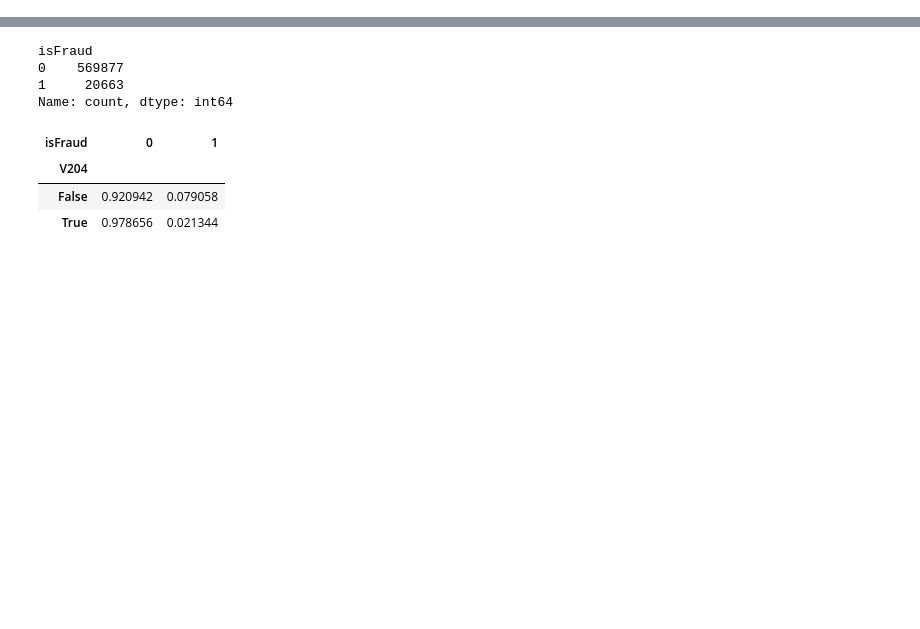
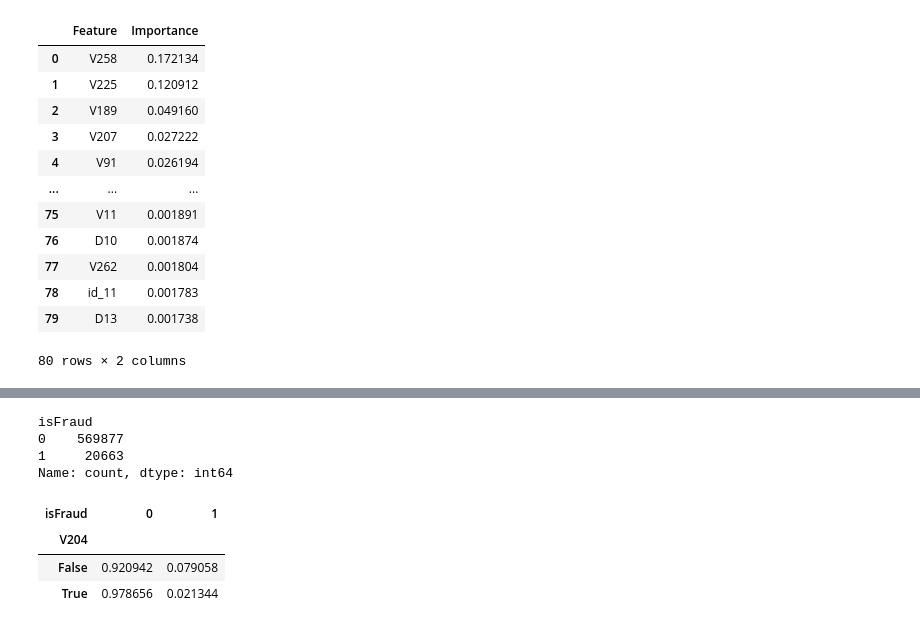
Before and after one commit to hungryfire267/rag-fraud-detection-api, a Jupyter notebook: notebooks/visualisations.ipynb, the cells around one changed output, grey strips where cells are left out. Saved outputs shown, nothing was run; the diff lists cells and outputs as text; code cells hidden in the pictures; blank space fills up the shorter version.

```diff
--- a/notebooks/visualisations.ipynb
+++ b/notebooks/visualisations.ipynb
@@ -9,0 +118,16 @@ data_paths_dict = {
+# %%
+importance_df
+# %% [output]
+|  | Feature | Importance |
+| 0 | V258 | 0.172134 |
+| 1 | V225 | 0.120912 |
+| 2 | V189 | 0.049160 |
+| 3 | V207 | 0.027222 |
+| 4 | V91 | 0.026194 |
+| ... | ... | ... |
+| 75 | V11 | 0.001891 |
+| 76 | D10 | 0.001874 |
+| 77 | V262 | 0.001804 |
+| 78 | id_11 | 0.001783 |
+| 79 | D13 | 0.001738 |
+80 rows × 2 columns
```
Also changed, not shown: parts of 33 cells of this notebook, 1 other file.
